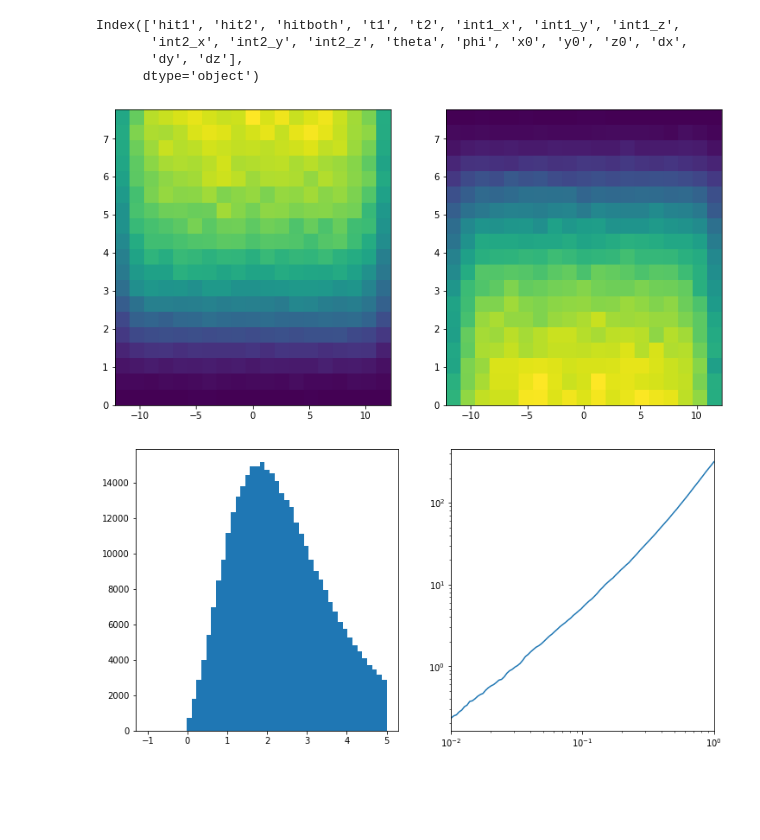
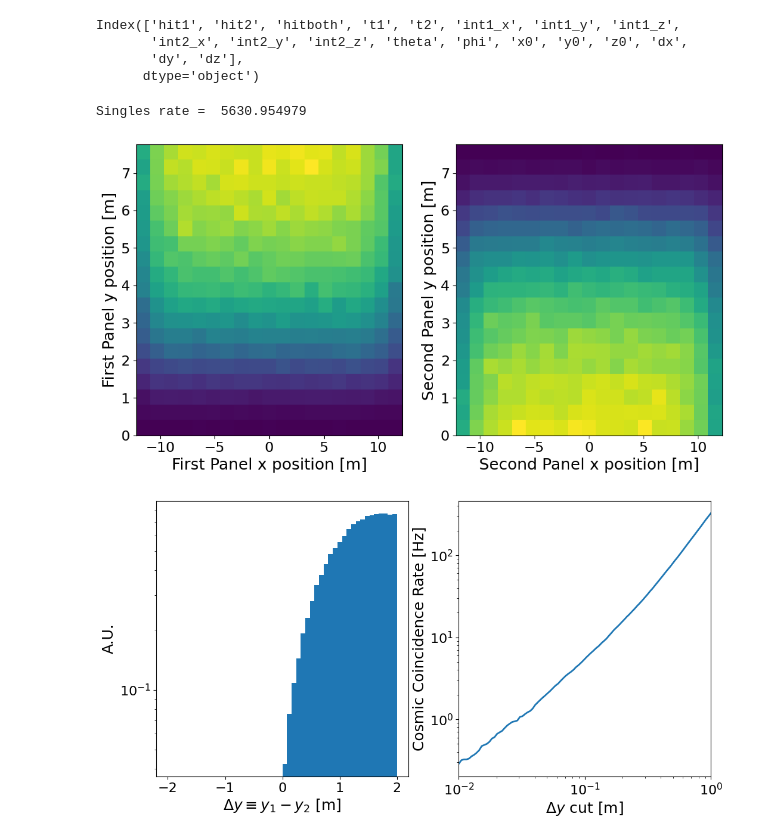
Before and after one commit to nickkamp1/Lake_Geneva_Neutrinos, a Jupyter notebook: Cosmics/SurfaceMuonBackgroundEstimate.ipynb, the cells around one changed output. Cells and saved outputs as stored; diff of their text form; code cells hidden in the pictures; blank space fills up the shorter version.

```diff
--- a/Cosmics/SurfaceMuonBackgroundEstimate.ipynb
+++ b/Cosmics/SurfaceMuonBackgroundEstimate.ipynb
@@ -3,11 +3,13 @@ import pandas as pd
 pd.options.mode.copy_on_write = True
 import numpy as np
 import matplotlib.pyplot as plt
+plt.style.use("../figures.mplstyle")
 
-rate = 145540/2
+rate = 147468/2
 Ngen = 10000000
 
 n_bunches = 72 * ((3 + 3 + 4)*3 + (3 + 3 + 3))
+n_missing_bunches = 3*(8*(2+2+3) + 2*38 + 39) + (8 * (2+2+2) + 38 * 2 + 119)
 cycle_time = 88924 #ns
 duty_factor = 25*n_bunches / cycle_time
 # %%
@@ -21,7 +23,10 @@ Index(['hit1', 'hit2', 'hitboth', 't1', 't2', 'int1_x', 'int1_y', 'int1_z',
 # %%
 data_hit1 = data.query("hit1==1")
 data_hit2 = data.query("hit2==1")
+print("Singles rate = ",(len(data_hit1)+len(data_hit2))*rate/Ngen)
 data_hitboth = data.query("hitboth==1")
+# %% [output]
+Singles rate =  5630.954979
 # %%
 data_hitboth["first_plane"] = np.array(data_hitboth.t1 > data_hitboth.t2,dtype=int) + 1
 for coord in ["x","y","z"]:
@@ -30,25 +35,34 @@ for coord in ["x","y","z"]:
 # %%
 fig,ax = plt.subplots(1,2,figsize=(12,6))
 ybins = np.linspace(-12.2,12.2,20)
 zbins = np.linspace(0,7.77,20)
 
 ax[0].hist2d(data_hitboth["first_plane_y"],data_hitboth["first_plane_z"],bins=(ybins,zbins))
 ax[1].hist2d(data_hitboth["second_plane_y"],data_hitboth["second_plane_z"],bins=(ybins,zbins))
+ax[0].set_xlabel("First Panel x position [m]")
+ax[0].set_ylabel("First Panel y position [m]")
+ax[1].set_xlabel("Second Panel x position [m]")
+ax[1].set_ylabel("Second Panel y position [m]")
 plt.show()
 
 fig,ax = plt.subplots(1,2,figsize=(12,6))
 
 data_hitboth["muon_height_difference"] = data_hitboth.first_plane_z - data_hitboth.second_plane_z
-ax[0].hist(data_hitboth.muon_height_difference,bins=np.linspace(-1,5,50))
+ax[0].hist(data_hitboth.muon_height_difference,bins=np.linspace(-2,2,51),density=True)
 vertical_resolution_array = np.logspace(-2,0,100)
 bkg_rate = np.empty_like(vertical_resolution_array)
 for i,vertical_resolution in enumerate(vertical_resolution_array):
     num_bkg = sum(data_hitboth.muon_height_difference <= vertical_resolution)
     bkg_rate[i] = rate*num_bkg/Ngen
 ax[1].plot(vertical_resolution_array,bkg_rate)
 ax[1].set_xlim(vertical_resolution_array[0],vertical_resolution_array[-1])
 ax[1].loglog()
+ax[0].semilogy()
+ax[0].set_xlabel(r"$\Delta y \equiv y_1 - y_2$ [m]")
+ax[0].set_ylabel(r"A.U.")
+ax[1].set_xlabel(r"$\Delta y$ cut [m]")
+ax[1].set_ylabel(r"Cosmic Coincidence Rate [Hz]")
 plt.show()
 # %% [output]
-[figure, old version]
+[figure, new version]
-[figure, old version]
+[figure, new version]
```
Also changed, not shown: parts of 9 cells of this notebook, 7 other files.
